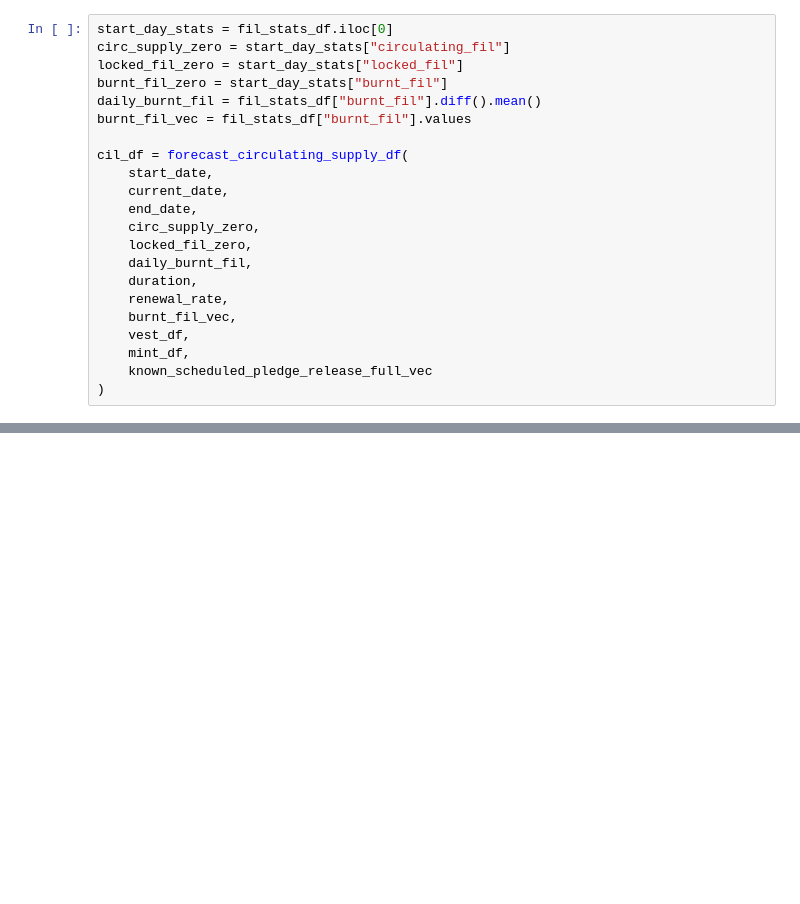
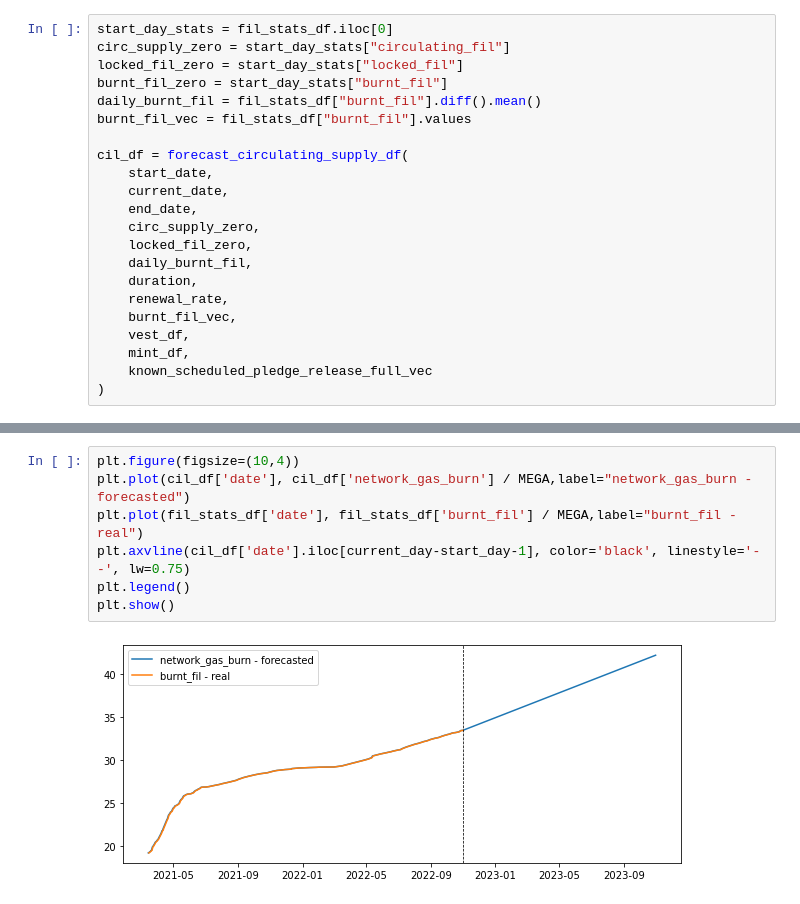
Before and after one commit to protocol/filecoin-mecha-twin, a Jupyter notebook: notebooks/backtest.ipynb, the cells around one changed output, grey strips where cells are left out. Cells and saved outputs as stored; diff of their text form; blank space fills up the shorter version.

```diff
--- a/notebooks/backtest.ipynb
+++ b/notebooks/backtest.ipynb
@@ -267,3 +275,12 @@ plt.show()
+# %%
+plt.figure(figsize=(10,4))
+plt.plot(cil_df['date'], cil_df['network_gas_burn'] / MEGA,label="network_gas_burn - forecasted")
+plt.plot(fil_stats_df['date'], fil_stats_df['burnt_fil'] / MEGA,label="burnt_fil - real")
+plt.axvline(cil_df['date'].iloc[current_day-start_day-1], color='black', linestyle='--', lw=0.75)
+plt.legend()
+plt.show()
+# %% [output]
+[figure, added]
 # %%
 plt.figure(figsize=(10,4))
 plt.plot(cil_df['date'], cil_df['circ_supply'] / MEGA,label="Circulating Supply - forecasted")
```
Also changed, not shown: parts of 9 cells of this notebook.
